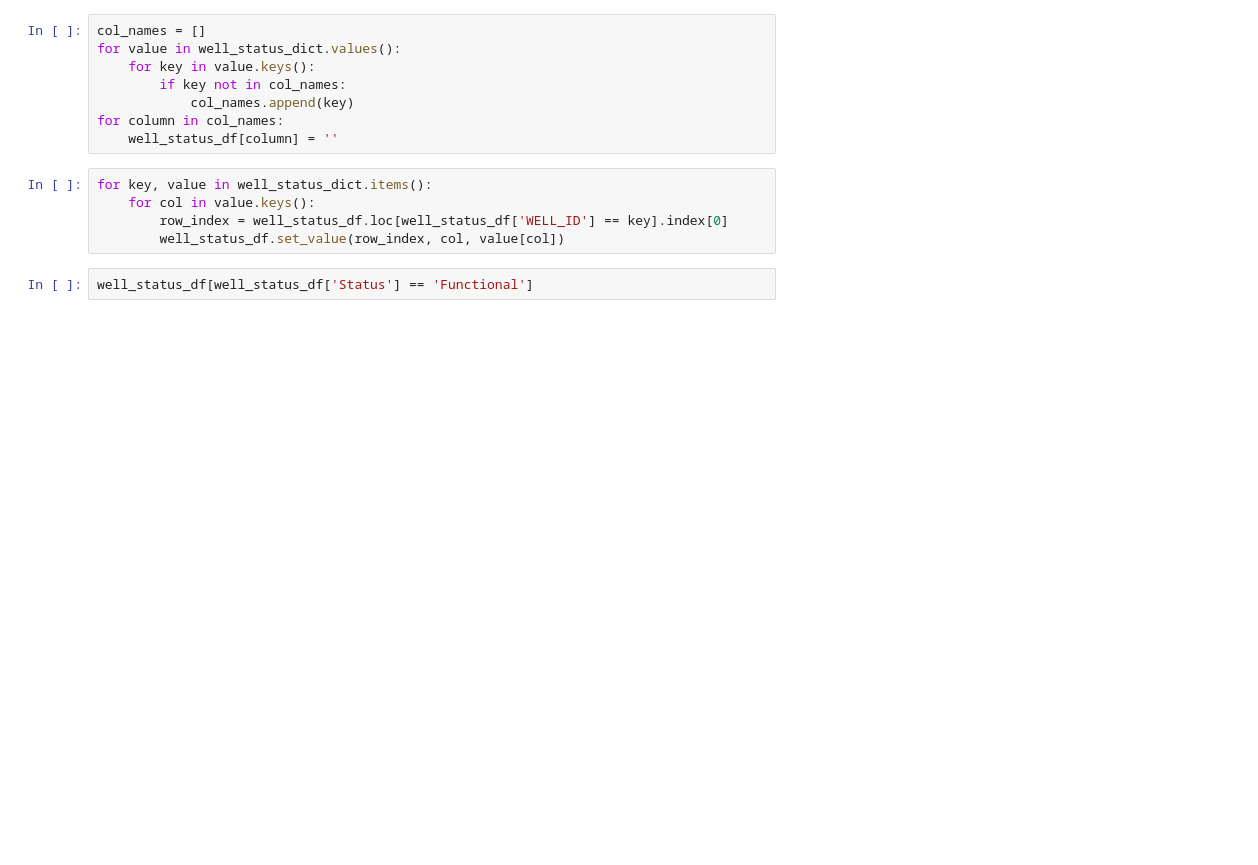
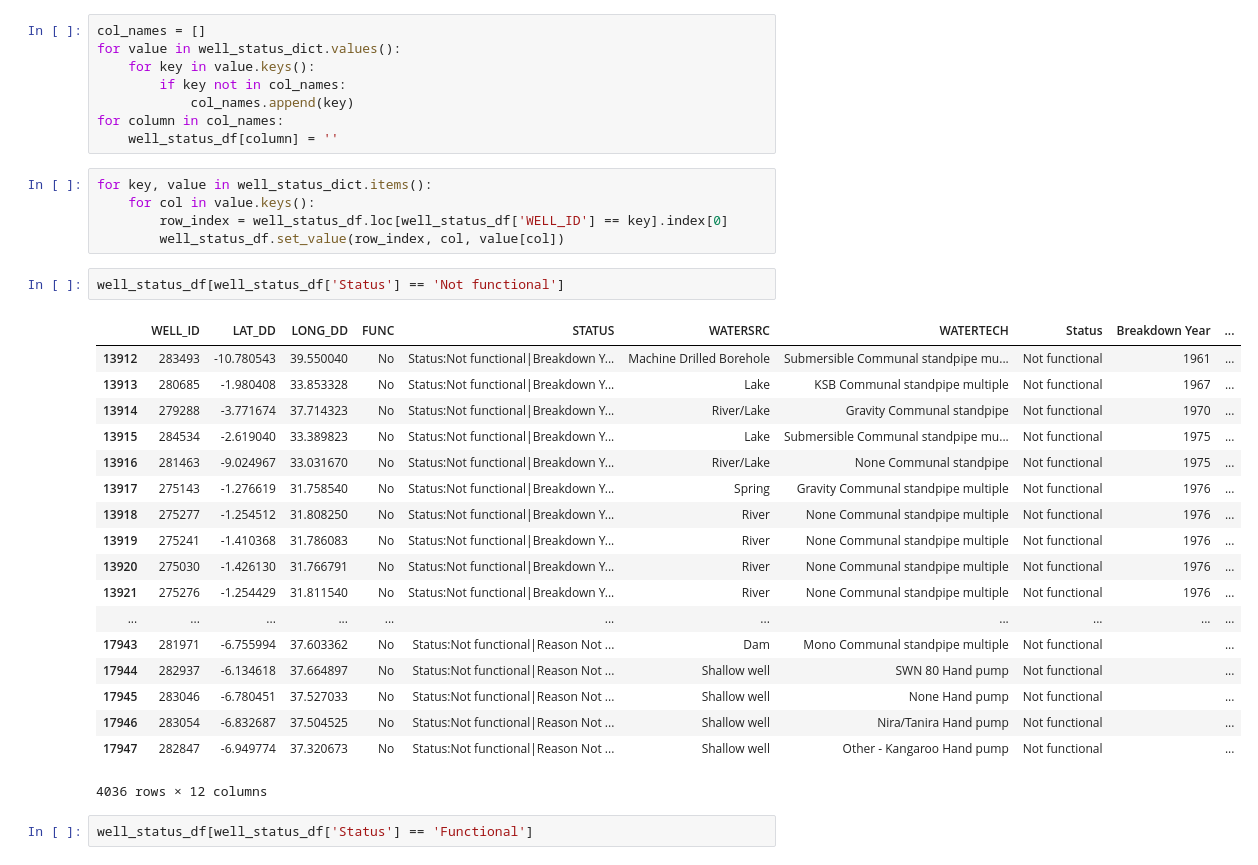
Before and after one commit to yeemey/haackwell, a Jupyter notebook: notebooks/issue7_wpdx_well_status.ipynb, the cells around one changed output. Cells and saved outputs as stored; diff of their text form; blank space fills up the shorter version.

```diff
--- a/notebooks/issue7_wpdx_well_status.ipynb
+++ b/notebooks/issue7_wpdx_well_status.ipynb
@@ -105,6 +105,27 @@ for key, value in well_status_dict.items():
     for col in value.keys():
         row_index = well_status_df.loc[well_status_df['WELL_ID'] == key].index[0]
         well_status_df.set_value(row_index, col, value[col])
+# %%
+well_status_df[well_status_df['Status'] == 'Not functional']
+# %% [output]
+|  | WELL_ID | LAT_DD | LONG_DD | FUNC | STATUS | WATERSRC | WATERTECH | Status | Breakdown Year | ... |
+| 13912 | 283493 | -10.780543 | 39.550040 | No | Status:Not functional|Breakdown Y... | Machine Drilled Borehole | Submersible Communal standpipe mu... | Not functional | 1961 | ... |
+| 13913 | 280685 | -1.980408 | 33.853328 | No | Status:Not functional|Breakdown Y... | Lake | KSB Communal standpipe multiple | Not functional | 1967 | ... |
+| 13914 | 279288 | -3.771674 | 37.714323 | No | Status:Not functional|Breakdown Y... | River/Lake | Gravity Communal standpipe | Not functional | 1970 | ... |
+| 13915 | 284534 | -2.619040 | 33.389823 | No | Status:Not functional|Breakdown Y... | Lake | Submersible Communal standpipe mu... | Not functional | 1975 | ... |
+| 13916 | 281463 | -9.024967 | 33.031670 | No | Status:Not functional|Breakdown Y... | River/Lake | None Communal standpipe | Not functional | 1975 | ... |
+| 13917 | 275143 | -1.276619 | 31.758540 | No | Status:Not functional|Breakdown Y... | Spring | Gravity Communal standpipe multiple | Not functional | 1976 | ... |
+| 13918 | 275277 | -1.254512 | 31.808250 | No | Status:Not functional|Breakdown Y... | River | None Communal standpipe multiple | Not functional | 1976 | ... |
+| 13919 | 275241 | -1.410368 | 31.786083 | No | Status:Not functional|Breakdown Y... | River | None Communal standpipe multiple | Not functional | 1976 | ... |
+| 13920 | 275030 | -1.426130 | 31.766791 | No | Status:Not functional|Breakdown Y... | River | None Communal standpipe multiple | Not functional | 1976 | ... |
+| 13921 | 275276 | -1.254429 | 31.811540 | No | Status:Not functional|Breakdown Y... | River | None Communal standpipe multiple | Not functional | 1976 | ... |
+| ... | ... | ... | ... | ... | ... | ... | ... | ... | ... | ... |
+| 17943 | 281971 | -6.755994 | 37.603362 | No | Status:Not functional|Reason Not ... | Dam | Mono Communal standpipe multiple | Not functional |  | ... |
+| 17944 | 282937 | -6.134618 | 37.664897 | No | Status:Not functional|Reason Not ... | Shallow well | SWN 80 Hand pump | Not functional |  | ... |
+| 17945 | 283046 | -6.780451 | 37.527033 | No | Status:Not functional|Reason Not ... | Shallow well | None Hand pump | Not functional |  | ... |
+| 17946 | 283054 | -6.832687 | 37.504525 | No | Status:Not functional|Reason Not ... | Shallow well | Nira/Tanira Hand pump | Not functional |  | ... |
+| 17947 | 282847 | -6.949774 | 37.320673 | No | Status:Not functional|Reason Not ... | Shallow well | Other - Kangaroo Hand pump | Not functional |  | ... |
+4036 rows × 12 columns
 # %%
 well_status_df[well_status_df['Status'] == 'Functional']
 # %% [output]
```
Also changed, not shown: parts of 2 cells of this notebook.
